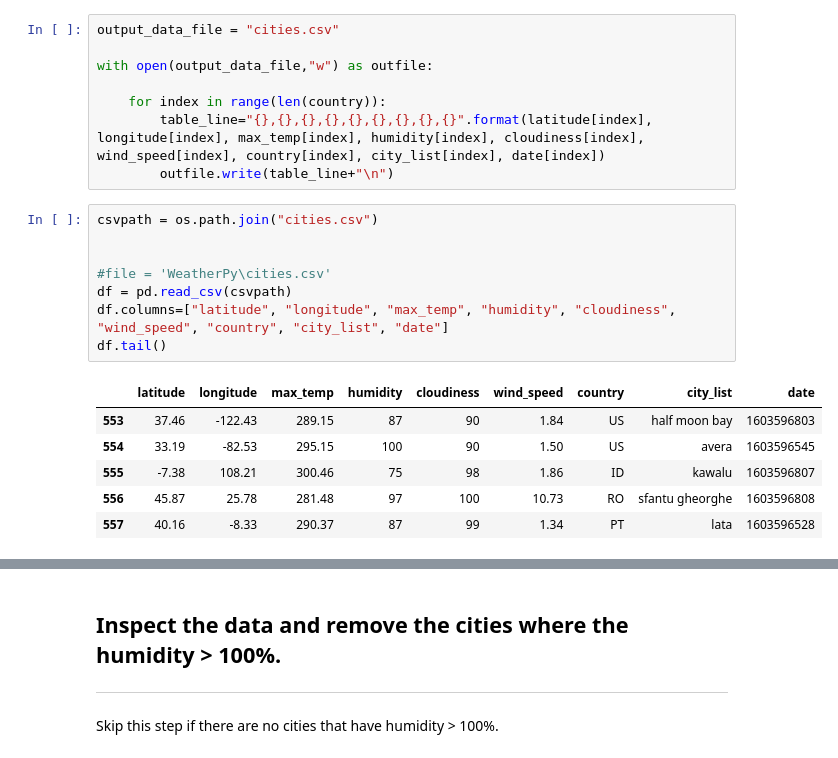
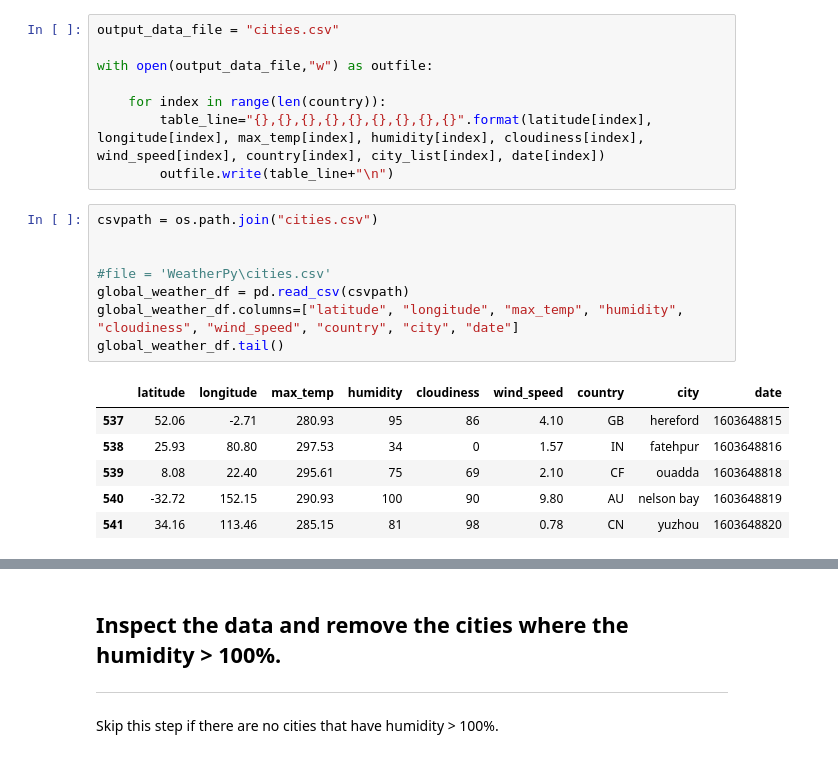
Before and after one commit to LexiJess/python-api-challenge, a Jupyter notebook: WeatherPy/06-Python-APIs_Homework_Instructions_starter_code_WeatherPy.ipynb, the cells around one changed output, grey strips where cells are left out. Saved outputs shown, nothing was run; the diff lists cells and outputs as text.

```diff
--- a/WeatherPy/06-Python-APIs_Homework_Instructions_starter_code_WeatherPy.ipynb
+++ b/WeatherPy/06-Python-APIs_Homework_Instructions_starter_code_WeatherPy.ipynb
@@ -170,15 +168,15 @@ with open(output_data_file,"w") as outfile:
 # %%
 csvpath = os.path.join("cities.csv")
 
 
 #file = 'WeatherPy\cities.csv'
-df = pd.read_csv(csvpath)
-df.columns=["latitude", "longitude", "max_temp", "humidity", "cloudiness", "wind_speed", "country", "city_list", "date"]
-df.tail()
+global_weather_df = pd.read_csv(csvpath)
+global_weather_df.columns=["latitude", "longitude", "max_temp", "humidity", "cloudiness", "wind_speed", "country", "city", "date"]
+global_weather_df.tail()
 # %% [output]
-|  | latitude | longitude | max_temp | humidity | cloudiness | wind_speed | country | city_list | date |
-| 553 | 37.46 | -122.43 | 289.15 | 87 | 90 | 1.84 | US | half moon bay | 1603596803 |
-| 554 | 33.19 | -82.53 | 295.15 | 100 | 90 | 1.50 | US | avera | 1603596545 |
-| 555 | -7.38 | 108.21 | 300.46 | 75 | 98 | 1.86 | ID | kawalu | 1603596807 |
-| 556 | 45.87 | 25.78 | 281.48 | 97 | 100 | 10.73 | RO | sfantu gheorghe | 1603596808 |
-| 557 | 40.16 | -8.33 | 290.37 | 87 | 99 | 1.34 | PT | lata | 1603596528 |
+|  | latitude | longitude | max_temp | humidity | cloudiness | wind_speed | country | city | date |
+| 537 | 52.06 | -2.71 | 280.93 | 95 | 86 | 4.10 | GB | hereford | 1603648815 |
+| 538 | 25.93 | 80.80 | 297.53 | 34 | 0 | 1.57 | IN | fatehpur | 1603648816 |
+| 539 | 8.08 | 22.40 | 295.61 | 75 | 69 | 2.10 | CF | ouadda | 1603648818 |
+| 540 | -32.72 | 152.15 | 290.93 | 100 | 90 | 9.80 | AU | nelson bay | 1603648819 |
+| 541 | 34.16 | 113.46 | 285.15 | 81 | 98 | 0.78 | CN | yuzhou | 1603648820 |
```
Also changed, not shown: parts of 42 cells of this notebook.
